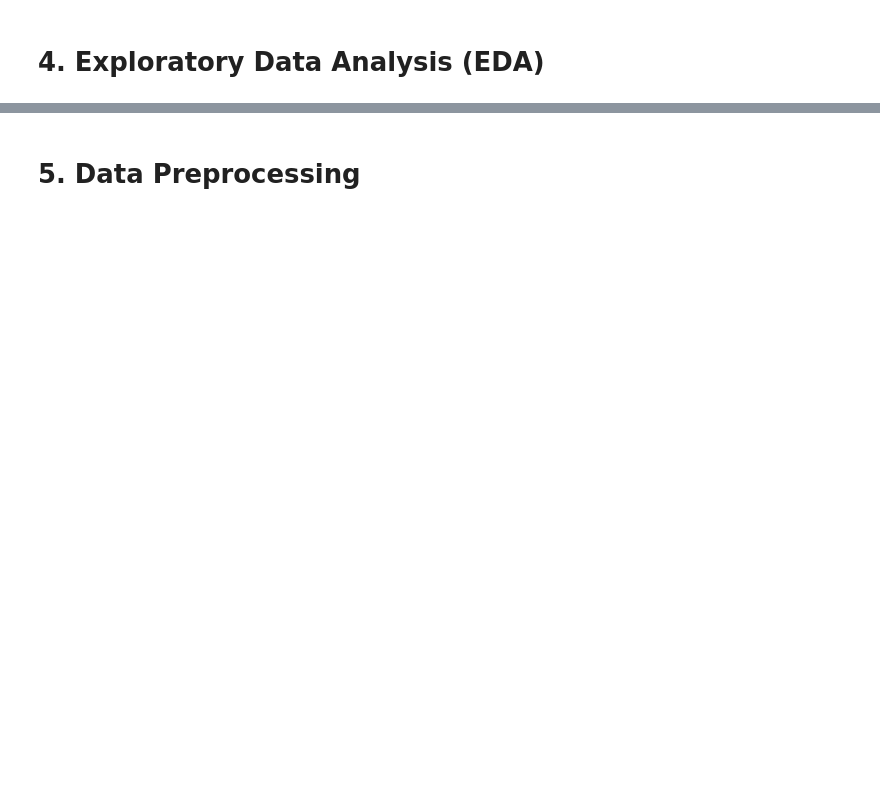
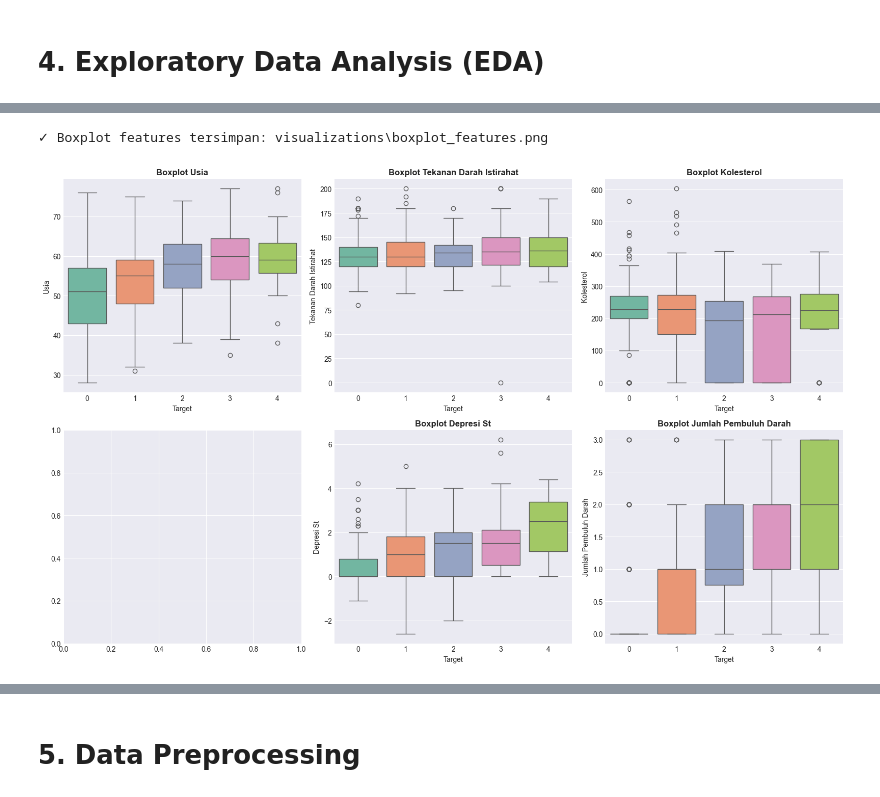
Before and after one commit to Saepulloh07/Eksperimen_SML_Saepulloh, a Jupyter notebook: preprocessing/Eksperimen_Saepulloh.ipynb, the cells around one changed output, grey strips where cells are left out. Drawn from its saved outputs; the diff is of its cells as text; code cells hidden in the pictures; blank space fills up the shorter version.

```diff
--- a/preprocessing/Eksperimen_Saepulloh.ipynb
+++ b/preprocessing/Eksperimen_Saepulloh.ipynb
@@ -197,12 +146,0 @@ Text(0.5, 1.0, 'Feature Correlation with Quality')
-# %%
-features_to_plot = ['alcohol', 'volatile acidity', 'citric acid']
-for idx, feature in enumerate(features_to_plot, start=3):
-    plt.subplot(2, 3, idx)
-    plt.hist(df[feature], bins=30, color='coral', edgecolor='black', alpha=0.7)
-    plt.title(f'Distribution of {feature}', fontsize=12)
-    plt.xlabel(feature)
-    plt.ylabel('Frequency')
-
-plt.tight_layout()
-plt.savefig('eda_visualization.png', dpi=300, bbox_inches='tight')
-print("\n✓ EDA visualization saved as 'eda_visualization.png'")
@@ -211,0 +306,44 @@ print("\n✓ EDA visualization saved as 'eda_visualization.png'")
+# %%
+# 6.4 Boxplot untuk Outlier Detection
+fig, axes = plt.subplots(2, 3, figsize=(16, 10))
+axes = axes.ravel()
+
+numerical_features = [
+    'usia',
+    'tekanan_darah_istirahat',
+    'kolesterol',
+    'detak_jantung_maksimal',
+    'depresi_st',
+    'jumlah_pembuluh_darah'
+]
+
+for idx, col in enumerate(numerical_features):
+    if col in df.columns:
+        # Cara baru yang direkomendasikan Seaborn (tanpa warning)
+        sns.boxplot(
+            data=df,
+            x='target',
+            y=col,
+            hue='target',
+            palette='Set2',
+            legend=False,
+            ax=axes[idx]
+        )
+        axes[idx].set_title(f'Boxplot {col.replace("_", " ").title()}', fontweight='bold')
+        axes[idx].set_xlabel('Target')
+        axes[idx].set_ylabel(col.replace('_', ' ').title())
+
+# Sembunyikan subplot yang tidak terpakai (jika ada)
+for idx in range(len(numerical_features), len(axes)):
+    axes[idx].set_visible(False)
+
+plt.tight_layout()
+
+# Simpan gambar
+viz_path = os.path.join(FOLDERS['visualizations'], 'boxplot_features.png')
+plt.savefig(viz_path, dpi=300, bbox_inches='tight')
+print(f"✓ Boxplot features tersimpan: {viz_path}")
+plt.show()
+# %% [output]
+✓ Boxplot features tersimpan: visualizations\boxplot_features.png
+[figure, added]
```
Also changed, not shown: parts of 49 cells of this notebook, 11 other files.
